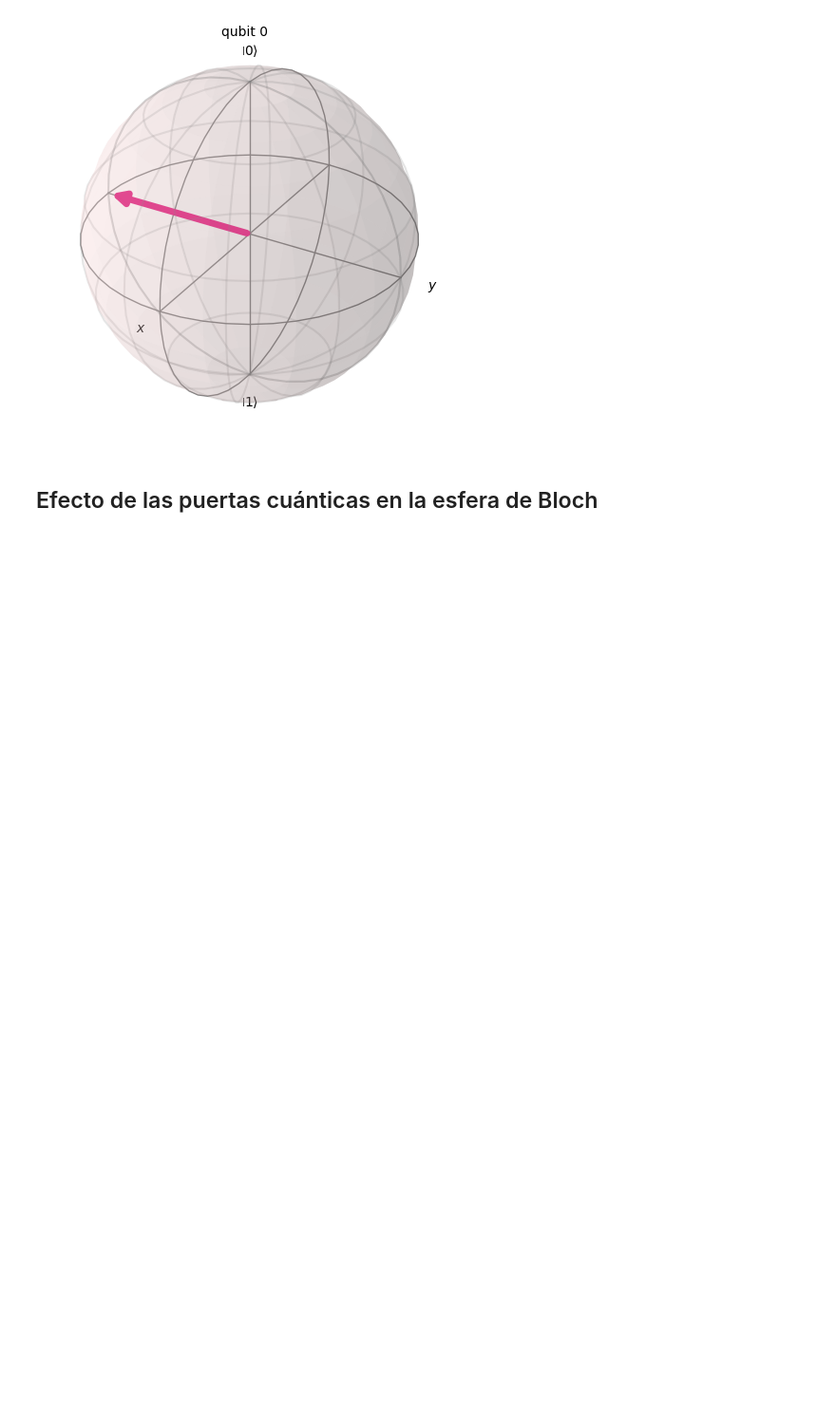
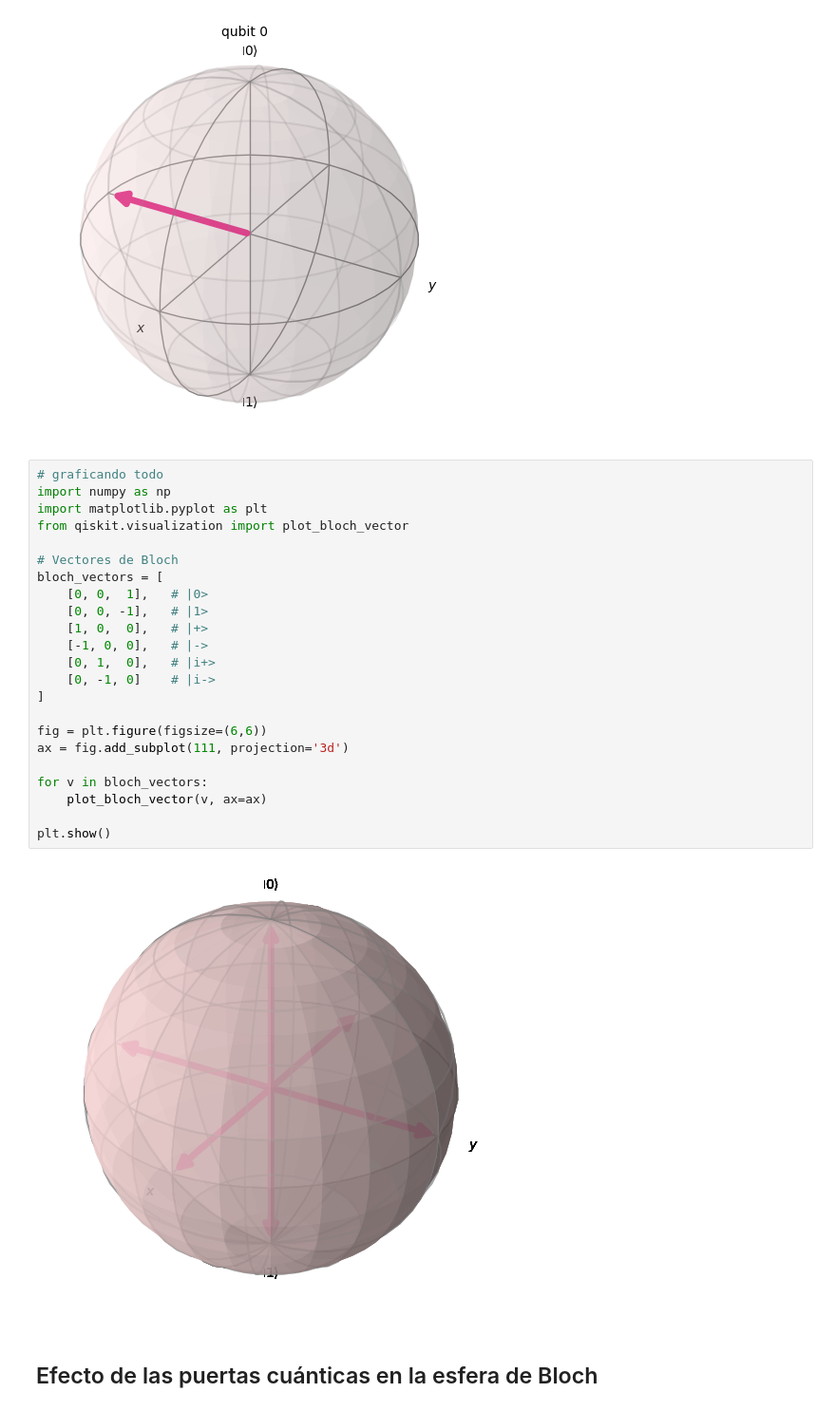
Before and after one commit to AaronSoria/lab2algebra, a Jupyter notebook: tp2.ipynb, the cells around one changed output. Shown at 95% size. Drawn from its saved outputs; the diff is of its cells as text; blank space fills up the shorter version.

Commit message:
nueva esfera de bloch

```diff
--- a/tp2.ipynb
+++ b/tp2.ipynb
@@ -208,6 +208,31 @@ plot_bloch_multivector(out_vector)
 Statevector([0.        +0.70710678j, 0.70710678+0.j        ],
             dims=(2,))
 [figure]
+# %%
+# graficando todo
+import numpy as np
+import matplotlib.pyplot as plt
+from qiskit.visualization import plot_bloch_vector
+
+# Vectores de Bloch
+bloch_vectors = [
+    [0, 0,  1],   # |0>
+    [0, 0, -1],   # |1>
+    [1, 0,  0],   # |+>
+    [-1, 0, 0],   # |->
+    [0, 1,  0],   # |i+>
+    [0, -1, 0]    # |i->
+]
+
+fig = plt.figure(figsize=(6,6))
+ax = fig.add_subplot(111, projection='3d')
+
+for v in bloch_vectors:
+    plot_bloch_vector(v, ax=ax)
+
+plt.show()
+# %% [output]
+[figure, added]
 # %% [markdown]
 ## Efecto de las puertas cuánticas en la esfera de Bloch
 # %%
```
